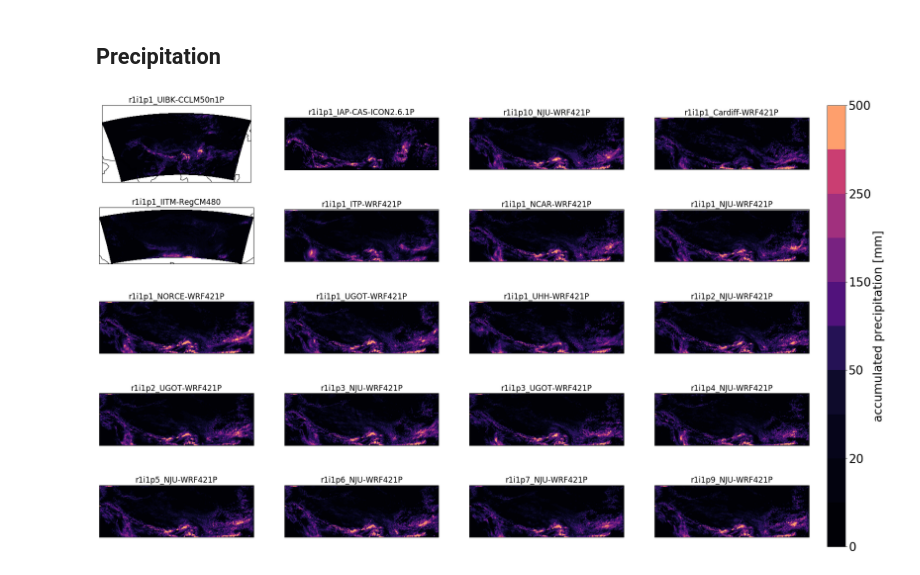
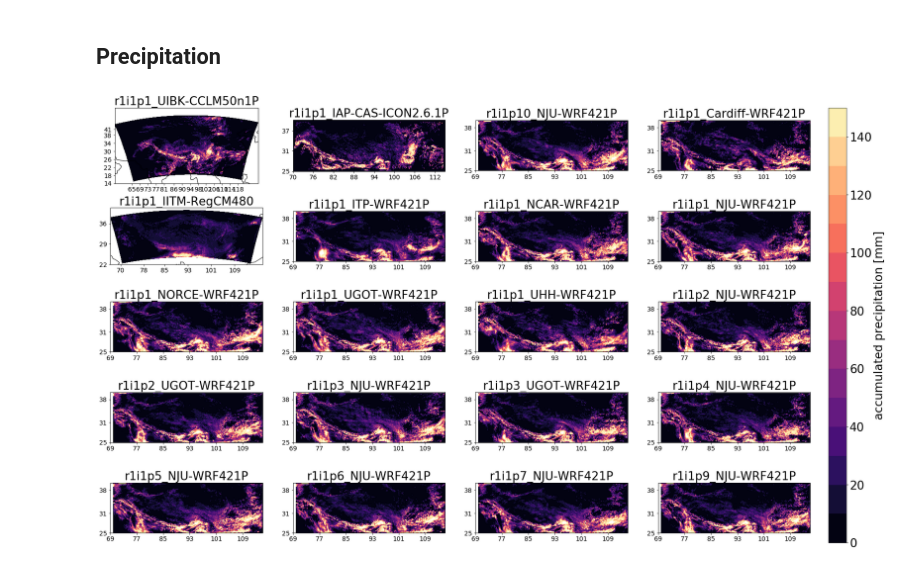
Before and after one commit to JuliaKukulies/cptp, a Jupyter notebook: mcs_case_2008_overview.ipynb, the cells around one changed output. Drawn from its saved outputs; the diff is of its cells as text; code cells hidden in the pictures.

```diff
--- a/mcs_case_2008_overview.ipynb
+++ b/mcs_case_2008_overview.ipynb
@@ -46,33 +46,46 @@ experiments = get_experiments(file_list, 'evaluation_', '_v1_hour')
 # %%
 fig =plt.figure(figsize=(28,18))
 
 # customizing of colorbar
 cmap=plt.cm.magma
-r = np.arange(0,100,2)
+r = np.arange(0,160,10)
 norm = colors.BoundaryNorm(boundaries= r,  ncolors= 256)
-fs= 17
+levels = [0,10,20,30,50,100,150,200,250,300,500]
+fs= 26
 p = 1
 
 for f in file_list:
     # read in data
     data = xr.open_dataset(f).pr[0] * 3600
     lon = data.lon
     lat = data.lat
+    if lon.ndim == 1:
+        xlon= lon[::200].values.astype(int)
+        ylat= lat[::200].values.astype(int)
+    else:
+        xlon= lon[0][::200].values.astype(int)
+        ylat= lat[:,0][::200].values.astype(int)
     name= experiments[p-1]
+
     # make subplot
     ax = plt.subplot(5, 4, p, projection=ccrs.PlateCarree())
     ax.set_extent([np.nanmin(lon),np.nanmax(lon),np.nanmin(lat),np.nanmax(lat)-2])
-    m=ax.contourf(lon, lat, data, cmap = cmap,levels = [0,10,20,30,50,100,150,200,250,300,500] )
+    m=ax.contourf(lon, lat, data, levels = r, cmap = cmap, vmin = 0 , vmax = 150)
     ax.coastlines(color = 'black')
+    ax.set_xticks(xlon)
+    ax.set_xticklabels(xlon, fontsize= 14)
+    ax.set_yticks(ylat)
+    ax.set_yticklabels(ylat, fontsize= 14)
     ax.set_title(name, fontsize= fs)
     p += 1
     data.close()
 
 cb_ax2 = fig.add_axes([0.92, 0.13,0.02, 0.75])
 cbar = fig.colorbar(m, cax=cb_ax2, extend = 'max', label = 'accumulated precipitation [mm]')
 plt.rcParams.update({'font.size': 26})
 
+plt.tight_layout()
 plt.savefig('comparison_map_accumulated_precip.png')
 plt.show()
 # %% [output]
-[figure, old version]
+[figure, new version]
```
